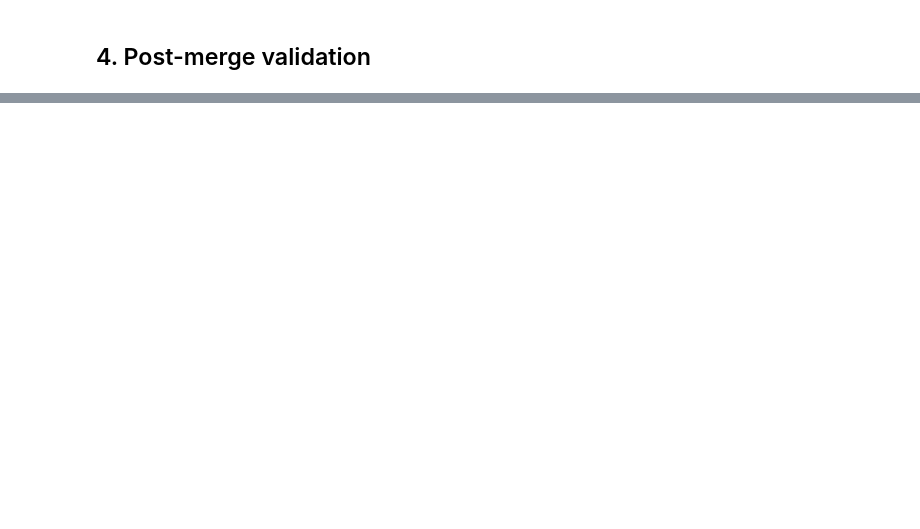
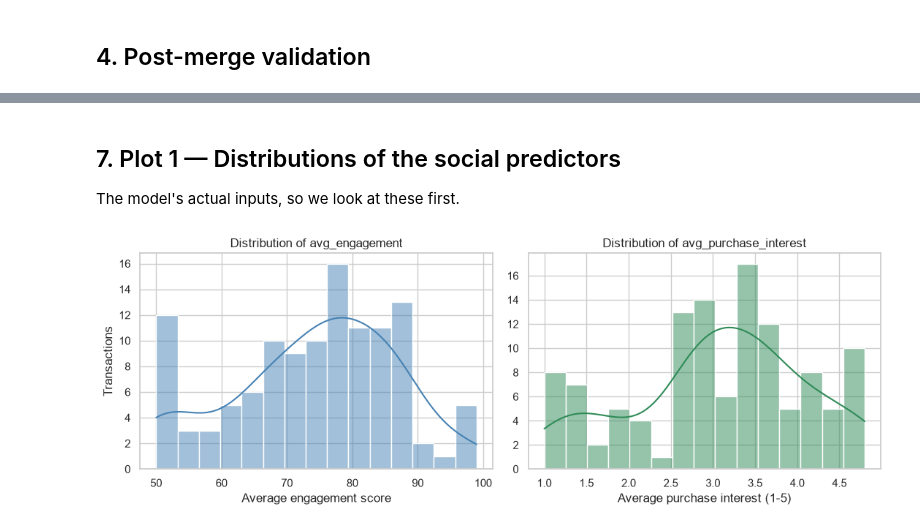
Before and after one commit to Hassan-Adelani-Luqman/g19-biometric-product-recommender, a Jupyter notebook: notebooks/01_eda_and_merge.ipynb, the cells around one changed output, grey strips where cells are left out. Drawn from its saved outputs; the diff is of its cells as text; code cells hidden in the pictures; blank space fills up the shorter version.

Commit message:
Phase 2: expand EDA with social-predictor + feature-target analysis (review fix)

```diff
--- a/notebooks/01_eda_and_merge.ipynb
+++ b/notebooks/01_eda_and_merge.ipynb
@@ -254,0 +198,15 @@ regenerate). It is the single tabular input for the Phase 5 product recommendati
+# %% [markdown]
+## 7. Plot 1 — Distributions of the social predictors
+The model's actual inputs, so we look at these first.
+# %%
+fig, axes = plt.subplots(1, 2, figsize=(11, 4))
+sns.histplot(merged["avg_engagement"], bins=15, kde=True, color="steelblue", ax=axes[0])
+axes[0].set_title("Distribution of avg_engagement")
+axes[0].set_xlabel("Average engagement score"); axes[0].set_ylabel("Transactions")
+sns.histplot(merged["avg_purchase_interest"], bins=15, kde=True, color="seagreen", ax=axes[1])
+axes[1].set_title("Distribution of avg_purchase_interest")
+axes[1].set_xlabel("Average purchase interest (1-5)"); axes[1].set_ylabel("")
+fig.tight_layout(); fig.savefig(FIG / "01_social_predictor_dist.png", dpi=120, bbox_inches="tight")
+plt.show()
+# %% [output]
+[figure, added]
```
Also changed, not shown: parts of 50 cells of this notebook, 8 other files.
